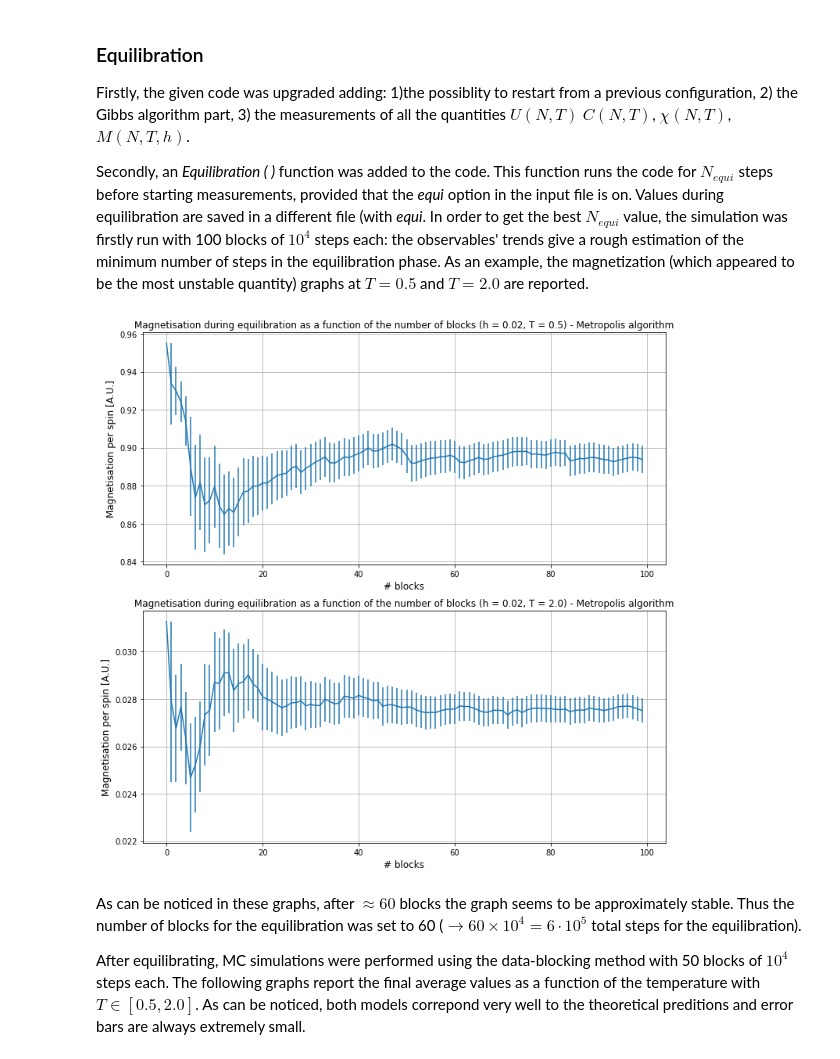
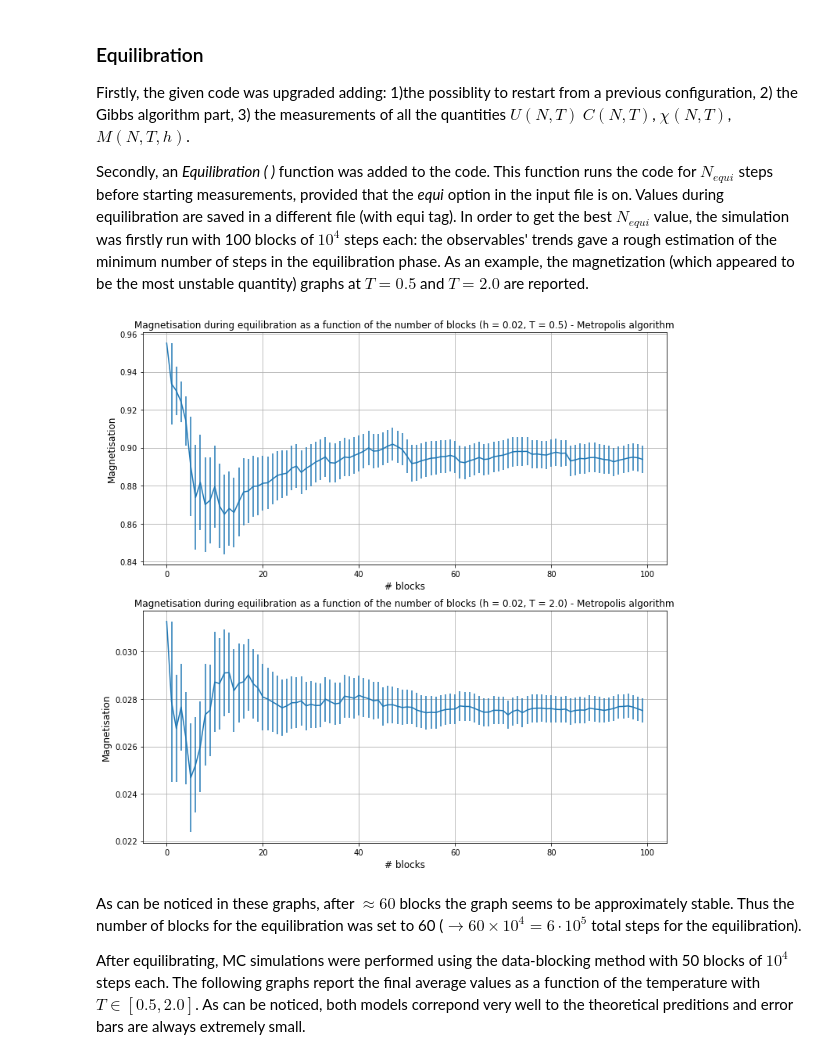
Before and after one commit to efosc/lsn_exercises, a Jupyter notebook: exercise06/exercise06.ipynb, the cells around one changed output. Drawn from its saved outputs; the diff is of its cells as text; code cells hidden in the pictures.

```diff
--- a/exercise06/exercise06.ipynb
+++ b/exercise06/exercise06.ipynb
@@ -53,7 +53,7 @@ In the code all this were calculated per spin (i.e. divide all the quantities fo
 
 Firstly, the given code was upgraded adding: 1)the possiblity to restart from a previous configuration, 2) the Gibbs algorithm part, 3) the measurements of all the quantities $U(N,T)$ $C(N,T)$, $\chi(N,T)$, $M(N,T,h)$.
 
-Secondly, an *Equilibration ( )* function was added to the code. This function runs the code for $N_{equi}$ steps before starting measurements, provided that the *equi* option in the input file is on. Values during equilibration are saved in a different file (with <font face="Courier">_equi_</font></span>. In order to get the best $N_{equi}$ value, the simulation was firstly run with 100 blocks of $10^4$ steps each: the observables' trends give a rough estimation of the minimum number of steps in the equilibration phase. As an example, the magnetization (which appeared to be the most unstable quantity) graphs at $T=0.5$ and $T=2.0$ are reported.
+Secondly, an *Equilibration ( )* function was added to the code. This function runs the code for $N_{equi}$ steps before starting measurements, provided that the *equi* option in the input file is on. Values during equilibration are saved in a different file (with <font face="Courier">equi</font></span>  tag). In order to get the best $N_{equi}$ value, the simulation was firstly run with 100 blocks of $10^4$ steps each: the observables' trends gave a rough estimation of the minimum number of steps in the equilibration phase. As an example, the magnetization (which appeared to be the most unstable quantity) graphs at $T=0.5$ and $T=2.0$ are reported.
 # %%
 import matplotlib
 import matplotlib.pyplot as plt
@@ -61,30 +61,30 @@ import numpy as np
 # %%
 M=100
 step = np.arange(M)
 ## questo sempre lo stesso
 
 mag = np.loadtxt( './Outfiles/equi_metro_prova3_output.mag.1',max_rows=M, usecols=2)
 err_mag = np.loadtxt('./Outfiles/equi_metro_prova3_output.mag.1',max_rows=M, usecols=3)
 mag2 = np.loadtxt( './Outfiles/equi_metro_prova8_output.mag.1',max_rows=M, usecols=2)
 err_mag2 = np.loadtxt('./Outfiles/equi_metro_prova8_output.mag.1',max_rows=M, usecols=3)
 
 plt.figure(figsize=(12,12))
 
 plt.subplot(211)
 plt.errorbar(step,mag, err_mag)
 plt.title("Magnetisation during equilibration as a function of the number of blocks (h = 0.02, T = 0.5) - Metropolis algorithm", size=12)
 plt.xlabel('# blocks',size=12)
-plt.ylabel('Magnetisation per spin [A.U.]',size=12)
+plt.ylabel('Magnetisation',size=12)
 plt.grid(True)
 
 plt.subplot(212)
 plt.errorbar(step,mag2, err_mag2)
 plt.title("Magnetisation during equilibration as a function of the number of blocks (h = 0.02, T = 2.0) - Metropolis algorithm", size=12)
 plt.xlabel('# blocks',size=12)
-plt.ylabel('Magnetisation per spin [A.U.]',size=12)
+plt.ylabel('Magnetisation',size=12)
 plt.grid(True)
 # %% [output]
-[figure, old version]
+[figure, new version]
 # %% [markdown]
 As can be noticed in these graphs, after $\approx 60$ blocks the graph seems to be approximately stable. Thus the number of blocks for the equilibration was set to 60 ($\rightarrow 60 \times 10^4 = 6 \cdot 10^5$ total steps for the equilibration).
 
```
Also changed, not shown: parts of 4 cells of this notebook.
